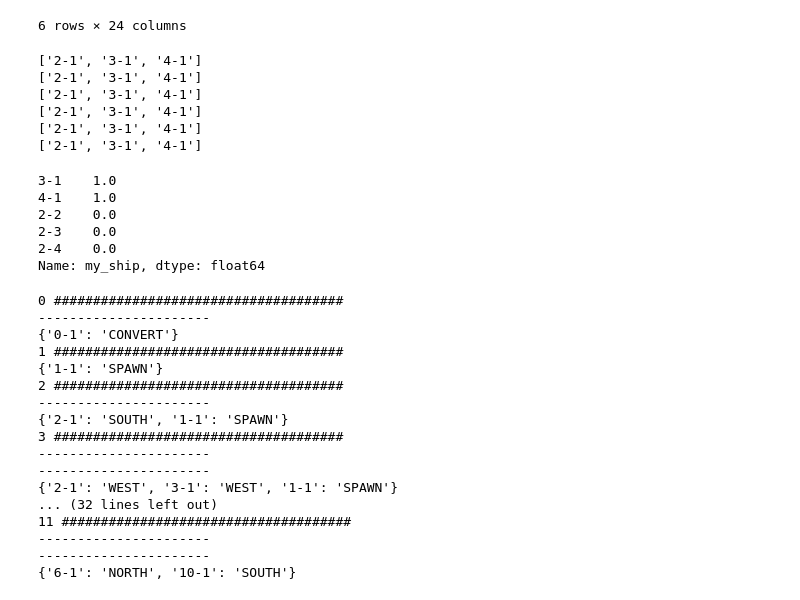
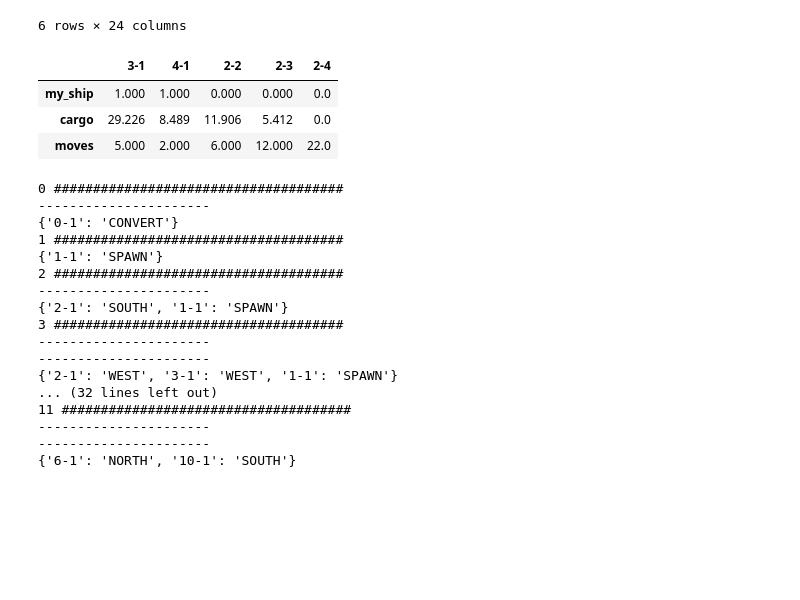
Before and after one commit to damoonsh/Halite, a Jupyter notebook: Agent.ipynb, the cells around one changed output. Saved outputs shown, nothing was run; the diff lists cells and outputs as text; code cells hidden in the pictures; blank space fills up the shorter version.

```diff
--- a/Agent.ipynb
+++ b/Agent.ipynb
@@ -279,20 +313,14 @@ loc.generate_grid_df()
 | moves | 1.000 | 1.000 | 1.0 | 1.00 | 2.0 | 2.0 | 2 | 2.0 | 2.000 | 2.0 | ... | ... |
 6 rows × 24 columns
 # %%
-(loc.get_ship_info().T)['my_ship']
+d = loc.get_ship_info()
-# %% [output]
-['2-1', '3-1', '4-1']
-['2-1', '3-1', '4-1']
-['2-1', '3-1', '4-1']
-['2-1', '3-1', '4-1']
-['2-1', '3-1', '4-1']
-['2-1', '3-1', '4-1']
-3-1    1.0
-4-1    1.0
-2-2    0.0
-2-3    0.0
-2-4    0.0
-Name: my_ship, dtype: float64
+# %%
+d
+# %% [output]
+|  | 3-1 | 4-1 | 2-2 | 2-3 | 2-4 |
+| my_ship | 1.000 | 1.000 | 0.000 | 0.000 | 0.0 |
+| cargo | 29.226 | 8.489 | 11.906 | 5.412 | 0.0 |
+| moves | 5.000 | 2.000 | 6.000 | 12.000 | 22.0 |
 # %%
 class Decision_Ship:
     """
```
Also changed, not shown: parts of 11 cells of this notebook, 1 other file.
